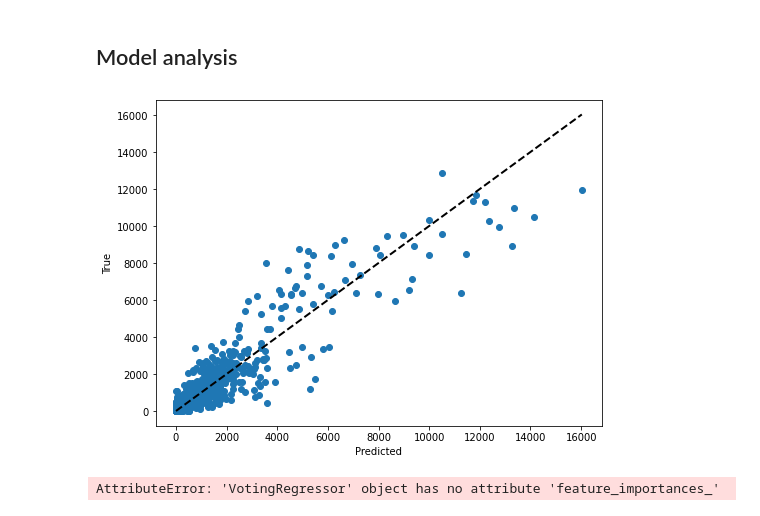
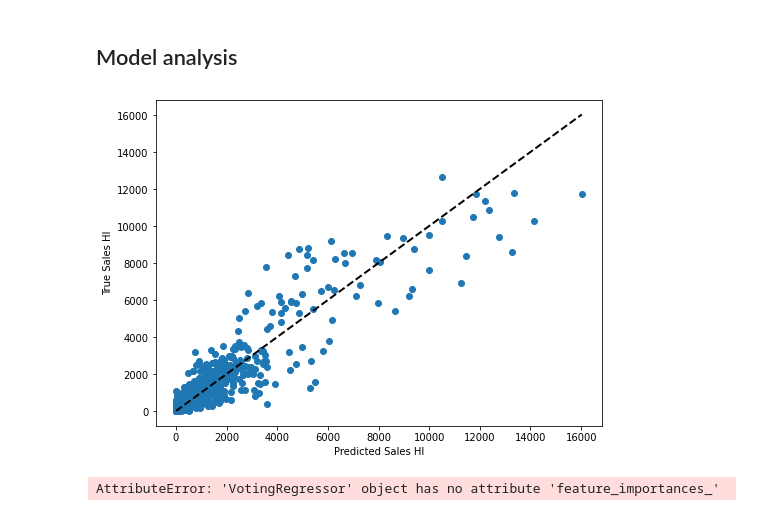
Before and after one commit to kohlicekjan/forecasting-beer-sales-ml, a Jupyter notebook: main.ipynb, the cells around one changed output. Cells and saved outputs as stored; diff of their text form; code cells hidden in the pictures.

```diff
--- a/main.ipynb
+++ b/main.ipynb
@@ -244,7 +248,7 @@ dtype: float64
 # %% [markdown]
 ## Create X, y
 # %%
-cols_drop = ['SalesHl', 'OldPredSalesHl', 'BgtHl'] #'SkuShort', 'ProductGroup', 'PrimaryPack', 'Country', 'Year'
+cols_drop = ['SalesHl', 'OldPredSalesHl', 'BgtHl', 'ProductGroup', 'PrevWeekAvgTemp', 'PrevWeekAvgRain', 'PrevWeekAvgSun'] #'SkuShort', 'ProductGroup', 'PrimaryPack', 'Country', 'Year'
 
 X = data.drop(cols_drop, axis=1)
 X_raw = data.drop(cols_drop, axis=1)
@@ -293,10 +297,16 @@ y_oldPred = pd.DataFrame(data.OldPredSalesHl).fillna(0).round(0).astype(int)
 #X['Date'] = X[['Year','Week']].apply(lambda x : datetime.datetime.strptime(f'{x[0]}-W{x[1]}-1', "%Y-W%W-%w"), axis=1)
 #X.Date = X.Date.map(datetime.datetime.toordinal)
 
+
+Country_mapping = {"CZ": 1, "SK": 2}
+PrimaryPack_mapping = {"CAN": 1, "KEG": 2, "RB": 3, "NRB": 4, "TANK": 5, "PET": 6, "KEG ONE WAY": 7, "KEG WOODEN": 8}
+# ProductGroup_mapping = {"CLEAR BEER": 1, "FLAVOURED BEER": 2, "CIDER": 3, "SOFT DRINKS": 4, "MALT BASED BEV": 5, "WHEAT BEER": 6, "FABS - Seltzer sugar base": 7, "CLEAR BEER - MIXED PALLET (CZSK)": 8}
+
+X.Country = X.Country.map(Country_mapping)
+X.PrimaryPack = X.PrimaryPack.map(PrimaryPack_mapping)
+# X.ProductGroup =  X.ProductGroup.map(ProductGroup_mapping)
+
 X.SkuShort = LabelEncoder().fit_transform(X.SkuShort)
-X.ProductGroup = LabelEncoder().fit_transform(X.ProductGroup)
-X.PrimaryPack = LabelEncoder().fit_transform(X.PrimaryPack)
-X.Country = LabelEncoder().fit_transform(X.Country)
 
 # from sklearn.preprocessing import LabelEncoder
 # from collections import defaultdict
@@ -344,10 +354,8 @@ X['AvgPrevAllSalesHl'] = X[['PrevYearSalesHl1', 'PrevYearSalesHl2', 'PrevWeekSal
 
 # X['stdPrevAllSalesHl'] = X[['PrevYearSalesHl1', 'PrevYearSalesHl2', 'PrevWeekSalesHl1', 'PrevWeekSalesHl2']].std(axis=1).round(1)#.astype('int64')
 
-
-# X['bla'] = X['PrevWeekSalesHl1'] - X['PrevWeekPdtHl1']
-# X['bla'] = X['bla'].apply(lambda x : x if x > 0 else 0)
-# X['bla2'] = X['bla'] + X['PdtHl']
+X['SalesPerPdt'] = X['PrevWeekSalesHl1'].divide(X['PrevWeekPdtHl1'], fill_value=0) #dataset['PrevWeekSalesHl1'] / dataset['PrevWeekPdtHl1']
+X['SalesPerPdt'] = X['SalesPerPdt'].replace([np.inf, -np.inf, np.nan], 0)
 
 X.head()
 # %% [output]
@@ -567,7 +572,7 @@ lgbmModel = LGBMRegressor(n_jobs=3)
 # %% [markdown]
 ### Use models
 # %%
-regression_models = [hgbModel, rfModel, mlpModel, xgbModel, cbModel] #, lModel
+regression_models = [hgbModel, rfModel, xgbModel, mlpModel, cbModel, lModel] #, lModel, mlpModel
 regression_models
 # %% [output]
 [HistGradientBoostingRegressor(early_stopping=False, learning_rate=0.05,
@@ -704,14 +715,14 @@ Mean absolute percentage error regression loss: 334373986254886.6875
 # %%
 plt.figure(figsize=(8,6))
 plt.scatter(y_test, y_pred)
 plt.plot([y_test.min(), y_test.max()], [y_test.min(), y_test.max()], 'k--', lw=2)
 
-plt.xlabel("Predicted")
-plt.ylabel("True")
+plt.xlabel("Predicted Sales Hl")
+plt.ylabel("True Sales Hl")
 
 plt.show()
 # %% [output]
-[figure, old version]
+[figure, new version]
 # %%
 plt.figure(figsize=(8,6))
 sorted_idx = model.feature_importances_.argsort()
```
Also changed, not shown: parts of 18 cells of this notebook, 8 other files.
